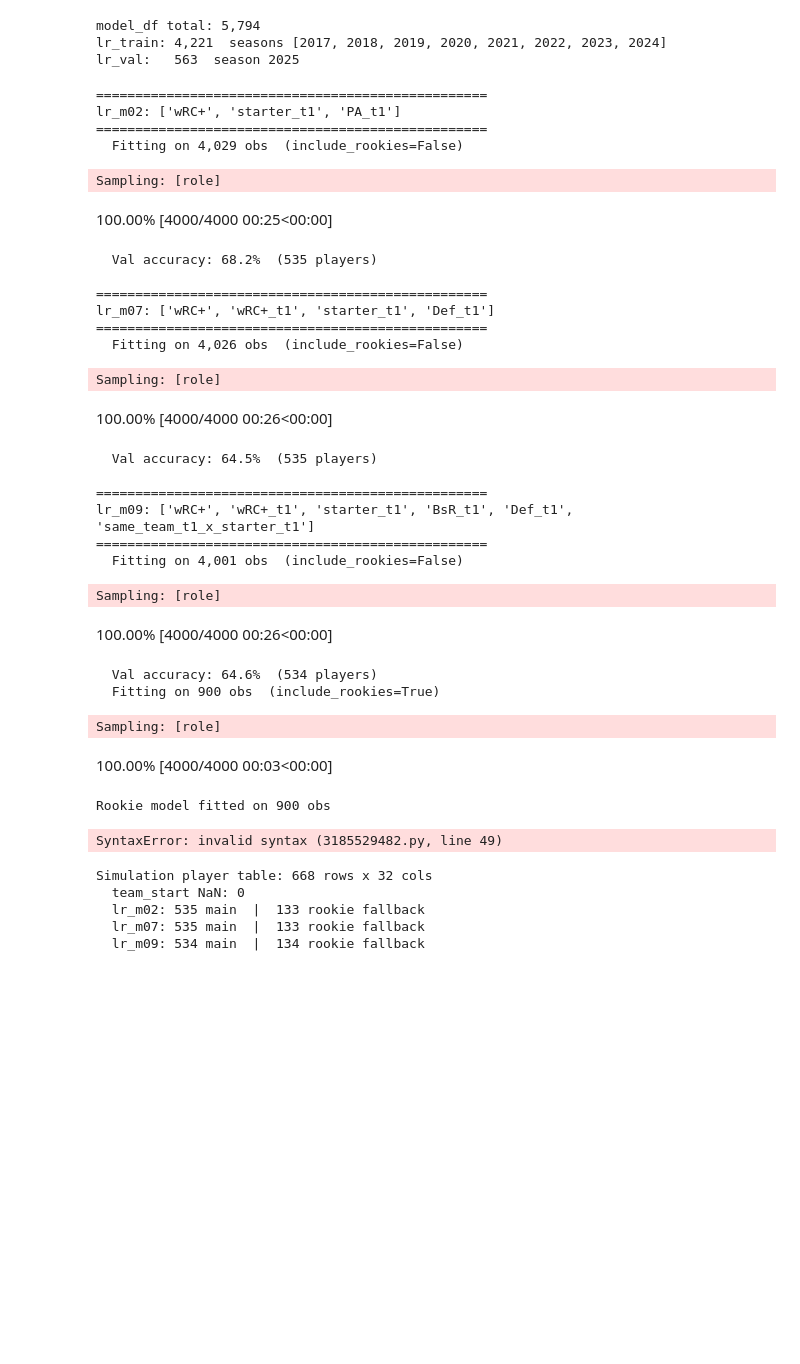
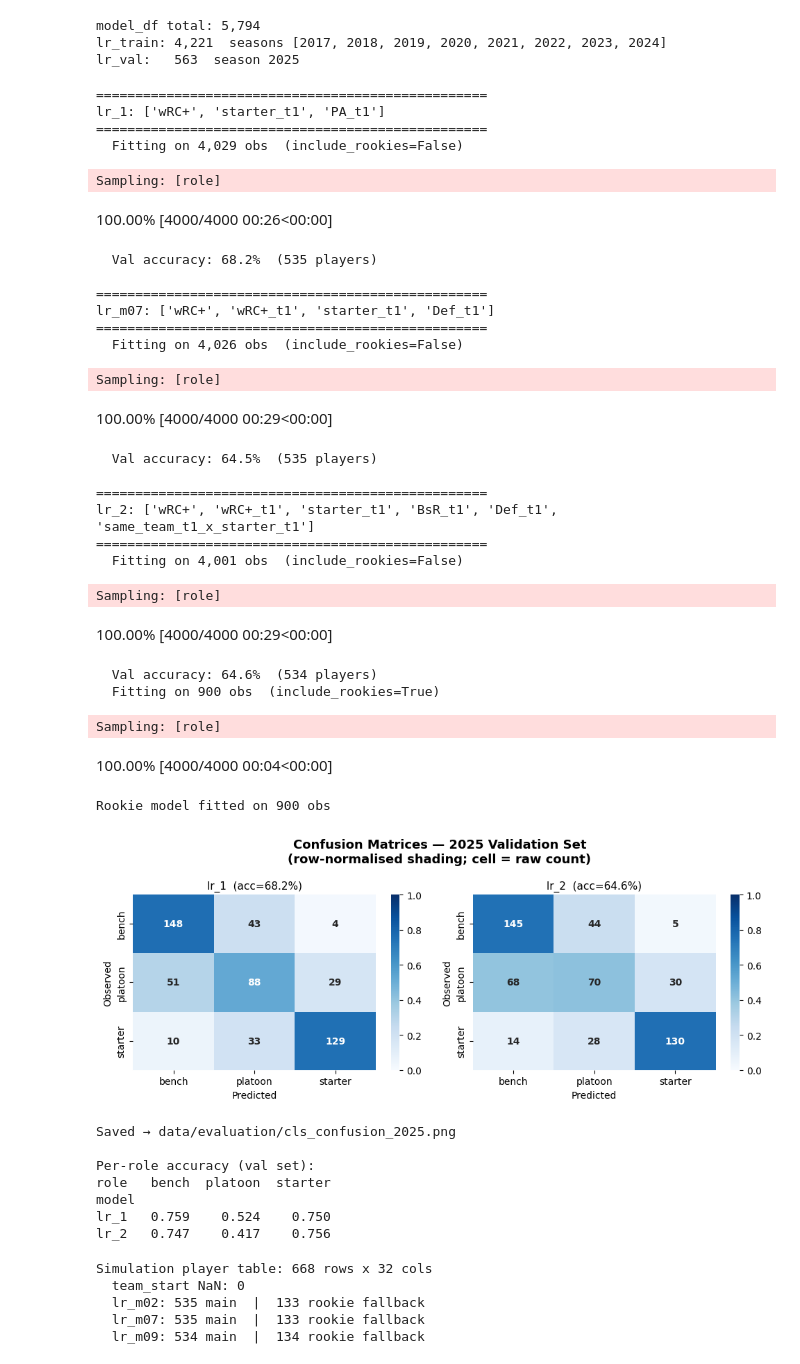
Before and after one commit to hannhat/personal, a Jupyter notebook: classes/LSE/ST451-Bayesian_ML/project/notebooks/final_test.ipynb, the cells around one changed output. Saved outputs shown, nothing was run; the diff lists cells and outputs as text; code cells hidden in the pictures; blank space fills up the shorter version.

```diff
--- a/classes/LSE/ST451-Bayesian_ML/project/notebooks/final_test.ipynb
+++ b/classes/LSE/ST451-Bayesian_ML/project/notebooks/final_test.ipynb
@@ -748,9 +748,9 @@ def predict_roles(trace, meta, df):
 
 
 LR_SPECS = [
-    ('m02', ['wRC+', 'starter_t1', 'PA_t1']),
+    ('1', ['wRC+', 'starter_t1', 'PA_t1']),
     ('m07', ['wRC+', 'wRC+_t1', 'starter_t1', 'Def_t1']),
-    ('m09', ['wRC+', 'wRC+_t1', 'starter_t1', 'BsR_t1', 'Def_t1',
+    ('2', ['wRC+', 'wRC+_t1', 'starter_t1', 'BsR_t1', 'Def_t1',
              'same_team_t1_x_starter_t1']),
 ]
 
@@ -777,11 +777,11 @@ _, rook_trace, rook_meta = fit_ordered_logit(
 print(f"\nRookie model fitted on {rook_meta['n_obs']:,} obs")
 # %% [output]
 ==================================================
-lr_m02: ['wRC+', 'starter_t1', 'PA_t1']
+lr_1: ['wRC+', 'starter_t1', 'PA_t1']
 ==================================================
   Fitting on 4,029 obs  (include_rookies=False)
 Sampling: [role]
-100.00% [4000/4000 00:25<00:00]
+100.00% [4000/4000 00:26<00:00]
   Val accuracy: 68.2%  (535 players)
 
 ==================================================
@@ -789,22 +789,22 @@ lr_m07: ['wRC+', 'wRC+_t1', 'starter_t1', 'Def_t1']
 ==================================================
   Fitting on 4,026 obs  (include_rookies=False)
 Sampling: [role]
-100.00% [4000/4000 00:26<00:00]
+100.00% [4000/4000 00:29<00:00]
   Val accuracy: 64.5%  (535 players)
 
 ==================================================
-lr_m09: ['wRC+', 'wRC+_t1', 'starter_t1', 'BsR_t1', 'Def_t1', 'same_team_t1_x_starter_t1']
+lr_2: ['wRC+', 'wRC+_t1', 'starter_t1', 'BsR_t1', 'Def_t1', 'same_team_t1_x_starter_t1']
 ==================================================
   Fitting on 4,001 obs  (include_rookies=False)
 Sampling: [role]
-100.00% [4000/4000 00:26<00:00]
+100.00% [4000/4000 00:29<00:00]
   Val accuracy: 64.6%  (534 players)
   Fitting on 900 obs  (include_rookies=True)
 Sampling: [role]
-100.00% [4000/4000 00:03<00:00]
+100.00% [4000/4000 00:04<00:00]
 Rookie model fitted on 900 obs
 # %%
-PLOT_MODELS = ['m02', 'm09']   # m07 excluded from output
+PLOT_MODELS = ['1', '2']   # m07 excluded from output
 
 fig, axes = plt.subplots(1, 2, figsize=(10, 4))
 fig.suptitle('Confusion Matrices — 2025 Validation Set\n(row-normalised shading; cell = raw count)',
@@ -829,34 +829,41 @@ for ax, tag in zip(axes, PLOT_MODELS):
 plt.tight_layout()
 plt.savefig(DATA_DIR / 'data' / 'evaluation' / 'cls_confusion_2025.png',
             dpi=150, bbox_inches='tight')
 plt.show()
 print("Saved → data/evaluation/cls_confusion_2025.png")
 
 # Per-model accuracy table (m02 and m09 only)
 acc_rows = []
 for tag in PLOT_MODELS:
     _, _, train_p, val_p = lr_results[tag]
     ktr = train_p[train_p['role_code'].notna()]
     kte = val_p[val_p['role_code'].notna()]
     for role in ROLE_ORDER:
         tr_r = ktr[ktr['role'] == role]
         te_r = kte[kte['role'] == role]
         acc_rows.append({
             'model': f'lr_{tag}', 'split': 'train', 'role': role,
             'n': len(tr_r),
             'accuracy': round(tr_r['correct'].mean(), 3) if len(tr_r) else float('nan'),
         })
         acc_rows.append({
             'model': f'lr_{tag}', 'split': 'val', 'role': role,
             'n': len(te_r),
             'accuracy': round(te_r['correct'].mean(), 3) if len(te_r) else float('nan'),
         })
 
 acc_df = pd.DataFrame(acc_rows)
 print("\nPer-role accuracy (val set):")
 print(acc_df[acc_df['split']=='val'].pivot(index='model', columns='role', values='accuracy').round(3).to_string())
 # %% [output]
+[figure, added]
-SyntaxError: invalid syntax (3185529482.py, line 49)
+Saved → data/evaluation/cls_confusion_2025.png
+
+Per-role accuracy (val set):
+role   bench  platoon  starter
+model
+lr_1   0.759    0.524    0.750
+lr_2   0.747    0.417    0.756
 # %%
 # Simulation player table for 2025 (mirrors run_simulation.py but for val/2025)
 players = val[['IDfg','Name','Team','Age','wRC+','primary_pos',
```
Also changed, not shown: 7 other files.
